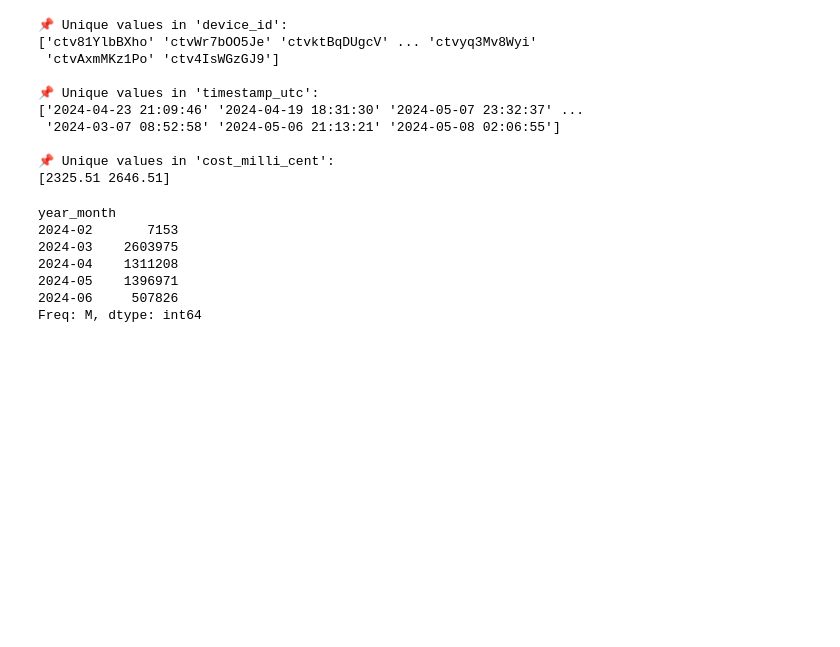
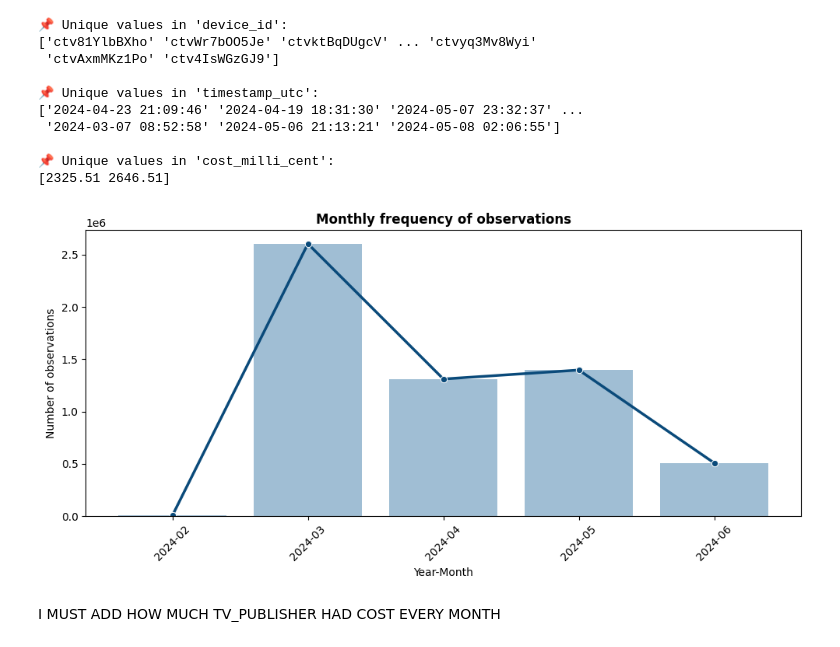
Before and after one commit to DomNoutsGit/Business_Data_Case, a Jupyter notebook: tv_publisher.ipynb, the cells around one changed output. Saved outputs shown, nothing was run; the diff lists cells and outputs as text; code cells hidden in the pictures; blank space fills up the shorter version.

```diff
--- a/tv_publisher.ipynb
+++ b/tv_publisher.ipynb
@@ -47,42 +47,44 @@ for col in df_tv.columns:
 # %%
 df_tv['timestamp_utc'] = pd.to_datetime(df_tv['timestamp_utc'])
 df_tv['date'] = df_tv['timestamp_utc'].dt.date
-# %%
-monthly_frequency = df_tv.groupby('year_month').size()
-
-plt.figure(figsize=(10,5))
-
-# BARPLOT
-sns.barplot(
-    data=monthly_frequency,
-    x='year_month',
-    y='sales',
-    color="#7EB0D5",
-    alpha=0.8
-)
-
-# LINE on top
-sns.lineplot(
-    data=monthly_frequency,
-    x='year_month',
-    y='sales',
-    color="#0A4A7A",
-    marker='o',
-    linewidth=2.5
-)
-
-plt.xticks(rotation=45)
-plt.xlabel("Year-Month", fontsize=12)
-plt.ylabel("", fontsize=12)
-plt.title("", fontsize=16, weight="bold")
-
-plt.tight_layout()
-plt.show()
-# %% [output]
-year_month
-2024-02       7153
-2024-03    2603975
-2024-04    1311208
-2024-05    1396971
-2024-06     507826
-Freq: M, dtype: int64
+# %%
+monthly_frequency = (
+    df_tv
+    .groupby('year_month')
+    .size()
+    .reset_index(name='count')
+)
+
+# FIX: convert Period[M] to string
+monthly_frequency['year_month'] = monthly_frequency['year_month'].astype(str)
+
+plt.figure(figsize=(10, 5))
+
+sns.barplot(
+    data=monthly_frequency,
+    x='year_month',
+    y='count',
+    color="#7EB0D5",
+    alpha=0.8
+)
+
+sns.lineplot(
+    data=monthly_frequency,
+    x='year_month',
+    y='count',
+    color="#0A4A7A",
+    marker='o',
+    linewidth=2.5
+)
+
+plt.xticks(rotation=45)
+plt.xlabel("Year-Month")
+plt.ylabel("Number of observations")
+plt.title("Monthly frequency of observations", weight="bold")
+
+plt.tight_layout()
+plt.show()
+# %% [output]
+[figure, added]
+# %% [markdown]
+I MUST ADD HOW MUCH TV_PUBLISHER HAD COST EVERY MONTH
```
